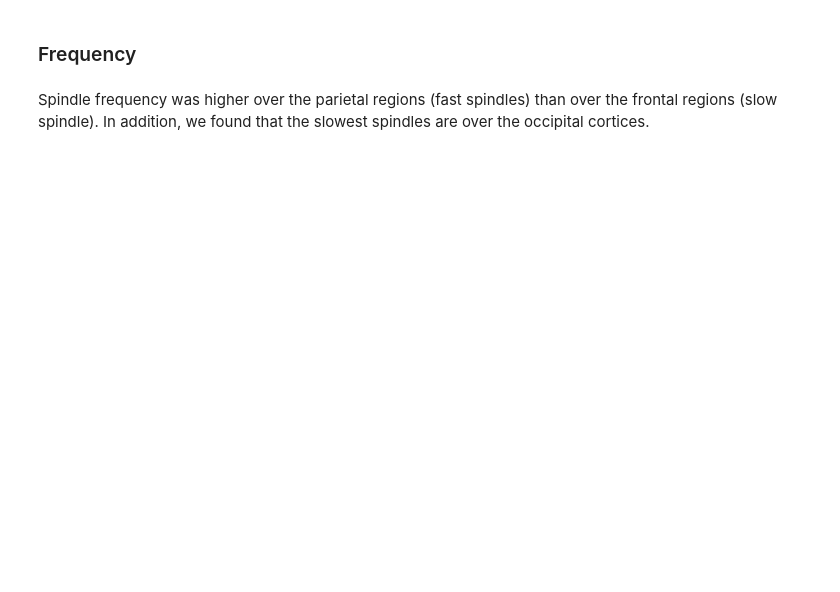
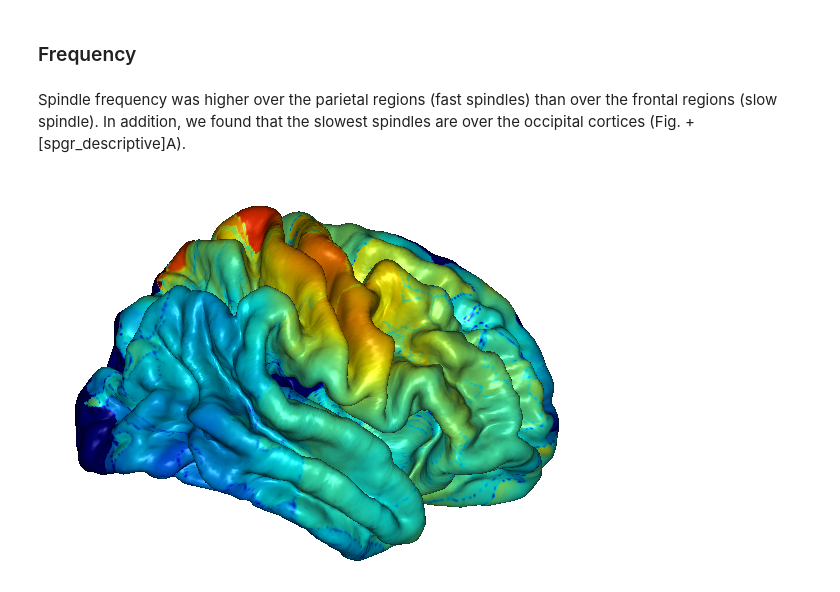
Before and after one commit to gpiantoni/spgr, a Jupyter notebook: spindle_property.ipynb, the cells around one changed output. Saved outputs shown, nothing was run; the diff lists cells and outputs as text; code cells hidden in the pictures; blank space fills up the shorter version.

```diff
--- a/spindle_property.ipynb
+++ b/spindle_property.ipynb
@@ -50,15 +54,14 @@ spindles
 # %%
-
+all_count = []
+all_freq = []
 
 for subj in all_subj:
-
-    chan = get_chan_used_in_analysis(subj, 'sleep', ('grid', ), reref='avg', resample_freq=None)[1]
+    chan = get_chan_used_in_analysis(subj, 'sleep', chan_type, **options)[1]
     fs = Freesurfer(join(REC_DIR, subj, FS_PATH))
     surf = fs.read_surf(hemi_subj[subj])
-    l = Linear(surf, chan, std=STD, threshold=THRESHOLD)
 
-
-    spindles = get_spindles(subj, **options)
+    data = get_data(subj, 'sleep', chan_type, **options)
+    spindles = get_spindles(subj, **spindles_options)
     dat_count = spindles.to_data('count')
     dat_count.data[0] = dat_count.data[0] / data.number_of('trial') * (data.axis['time'][0][-1] - data.axis['time'][0][0])
     dat_freq = spindles.to_data('peak_freq')
@@ -149,20 +239,18 @@ v._fig.Destroy()
 ### Frequency
 # %% [markdown]
 Spindle frequency was higher over the parietal regions (fast spindles) than over the frontal regions (slow spindle).
-In addition, we found that the slowest spindles are over the occipital cortices.
+In addition, we found that the slowest spindles are over the occipital cortices (Fig. +[spgr_descriptive]A).
 # %%
 for x in all_freq:
-    x.data[0][x.data[0] < LIMITS[0]] = NaN
-    x.data[0][x.data[0] > LIMITS[1]] = NaN
+    x.data[0][x.data[0] < spindles_options['frequency'][0]] = NaN
+    x.data[0][x.data[0] > spindles_options['frequency'][1]] = NaN
 avg_freq = deepcopy(all_freq[0])
 avg_freq.data[0] = nanmean(asarray([x.data[0] for x in all_freq]), axis=0)
 # %%
 v = Viz3()
-v.add_surf(surf_avg, values=avg_freq(trial=0)[163842:], limits=(10, 14))
-v._ax.camera.loc = camera['loc']
-v._ax.camera.elevation = camera['elevation']
-v._ax.camera.zoom = camera['zoom']
-v._ax.camera.azimuth = camera['azimuth']
-v._fig.DrawNow()
-screenshot(join(freq_dir, 'fsaverage.png'), v._ax, sf=2)
-v._fig.Destroy()
+v.add_surf(surf_avg, values=avg_freq(trial=0)[163842:], limits_c=(10, 14))
+v._canvas.DrawNow()
+screenshot(join(OUTPUT_DIR, 'frequency.png'), v._viewbox, sf=2)
+v
+# %% [output]
+[figure, added]
```
Also changed, not shown: parts of 20 cells of this notebook, 4 other files.
